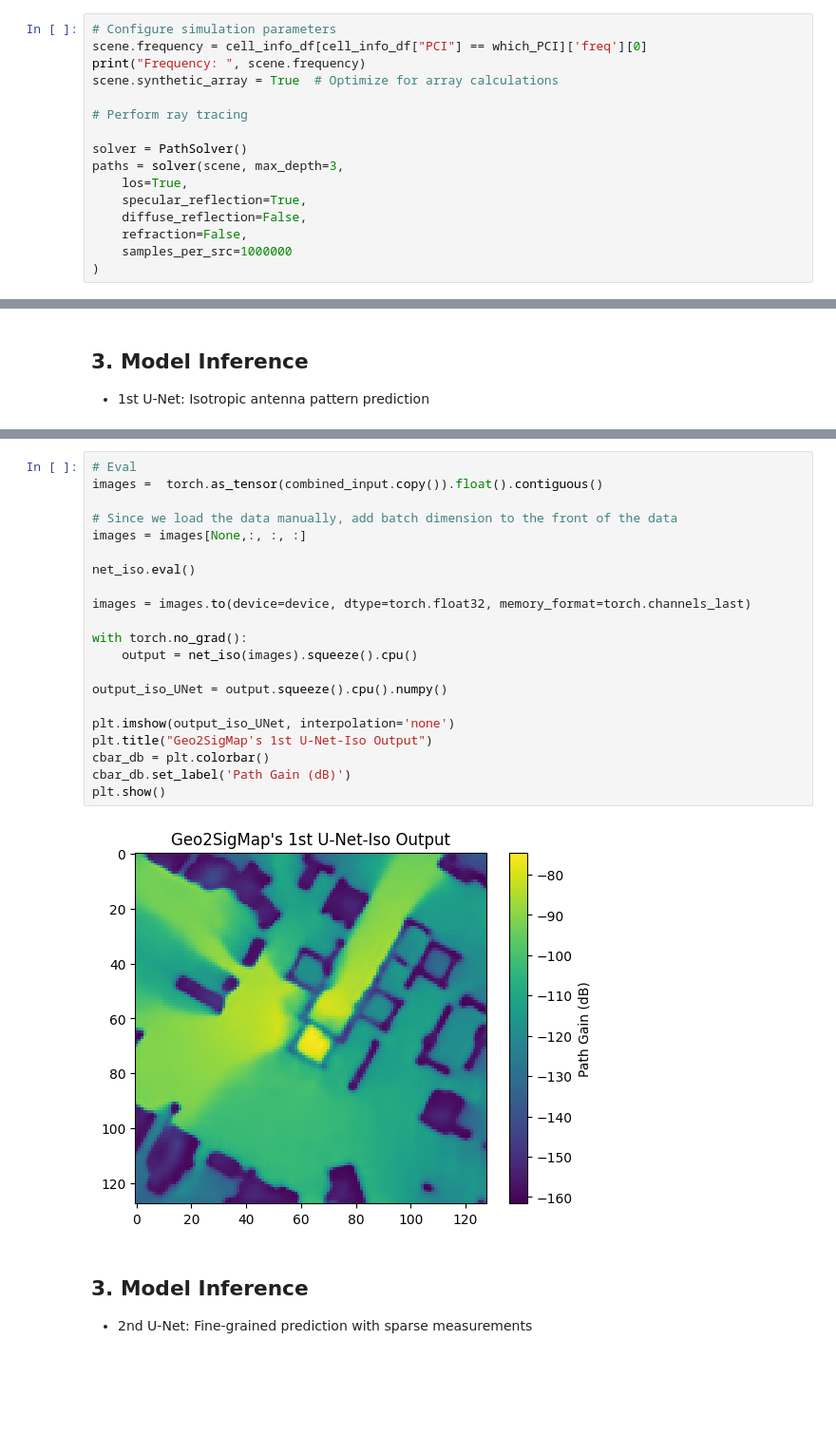
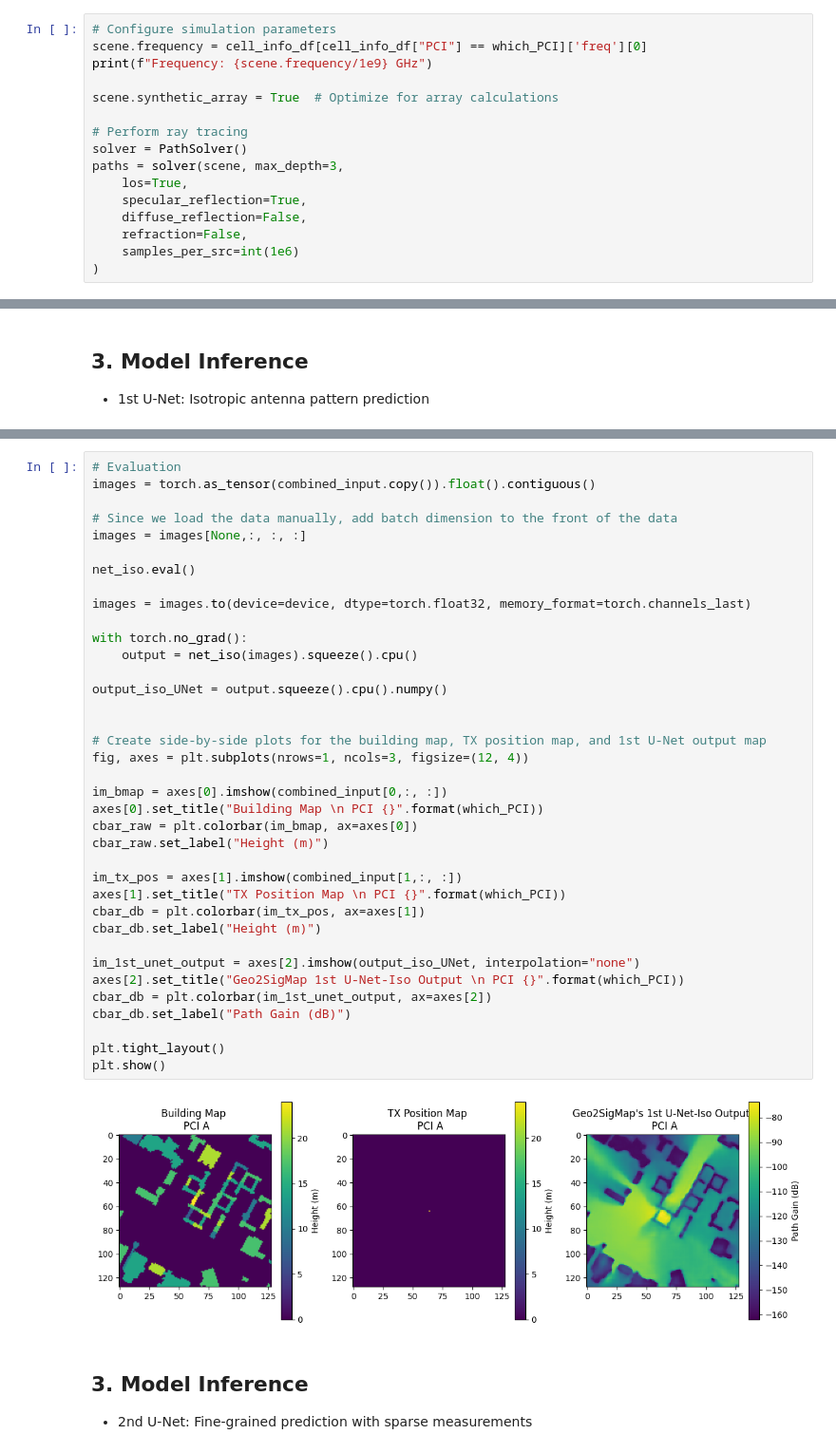
Before and after one commit to davidklee04/Sionna_Princeton, a Jupyter notebook: examples/4_ml_coverage_map.ipynb, the cells around one changed output, grey strips where cells are left out. Shown at 95% size. Cells and saved outputs as stored; diff of their text form; blank space fills up the shorter version.

```diff
--- a/examples/4_ml_coverage_map.ipynb
+++ b/examples/4_ml_coverage_map.ipynb
@@ -382,17 +378,17 @@ HBox(children=(Renderer(camera=PerspectiveCamera(aspect=1.31, children=(Directio
 # %%
 # Configure simulation parameters
 scene.frequency = cell_info_df[cell_info_df["PCI"] == which_PCI]['freq'][0]
-print("Frequency: ", scene.frequency)
+print(f"Frequency: {scene.frequency/1e9} GHz")
+
 scene.synthetic_array = True  # Optimize for array calculations
 
 # Perform ray tracing
-
 solver = PathSolver()
 paths = solver(scene, max_depth=3,
     los=True,
     specular_reflection=True,
     diffuse_reflection=False,
     refraction=False,
-    samples_per_src=1000000
+    samples_per_src=int(1e6)
 )
 # %% [output]
@@ -590,26 +577,42 @@ plt.show()
 # %%
-# Eval
-images =  torch.as_tensor(combined_input.copy()).float().contiguous()
+# Evaluation
+images = torch.as_tensor(combined_input.copy()).float().contiguous()
 
 # Since we load the data manually, add batch dimension to the front of the data
 images = images[None,:, :, :]
 
 net_iso.eval()
 
 images = images.to(device=device, dtype=torch.float32, memory_format=torch.channels_last)
 
 with torch.no_grad():
     output = net_iso(images).squeeze().cpu()
 
 output_iso_UNet = output.squeeze().cpu().numpy()
 
-plt.imshow(output_iso_UNet, interpolation='none')
-plt.title("Geo2SigMap's 1st U-Net-Iso Output")
-cbar_db = plt.colorbar()
-cbar_db.set_label('Path Gain (dB)')
+
+# Create side-by-side plots for the building map, TX position map, and 1st U-Net output map
+fig, axes = plt.subplots(nrows=1, ncols=3, figsize=(12, 4))
+
+im_bmap = axes[0].imshow(combined_input[0,:, :])
+axes[0].set_title("Building Map \n PCI {}".format(which_PCI))
+cbar_raw = plt.colorbar(im_bmap, ax=axes[0])
+cbar_raw.set_label("Height (m)")
+
+im_tx_pos = axes[1].imshow(combined_input[1,:, :])
+axes[1].set_title("TX Position Map \n PCI {}".format(which_PCI))
+cbar_db = plt.colorbar(im_tx_pos, ax=axes[1])
+cbar_db.set_label("Height (m)")
+
+im_1st_unet_output = axes[2].imshow(output_iso_UNet, interpolation="none")
+axes[2].set_title("Geo2SigMap 1st U-Net-Iso Output \n PCI {}".format(which_PCI))
+cbar_db = plt.colorbar(im_1st_unet_output, ax=axes[2])
+cbar_db.set_label("Path Gain (dB)")
+
+plt.tight_layout()
 plt.show()
 # %% [output]
-[figure, old version]
+[figure, new version]
 # %% [markdown]
 ## 3. **Model Inference**
 - 2nd U-Net: Fine-grained prediction with sparse measurements
```
Also changed, not shown: parts of 16 cells of this notebook.
